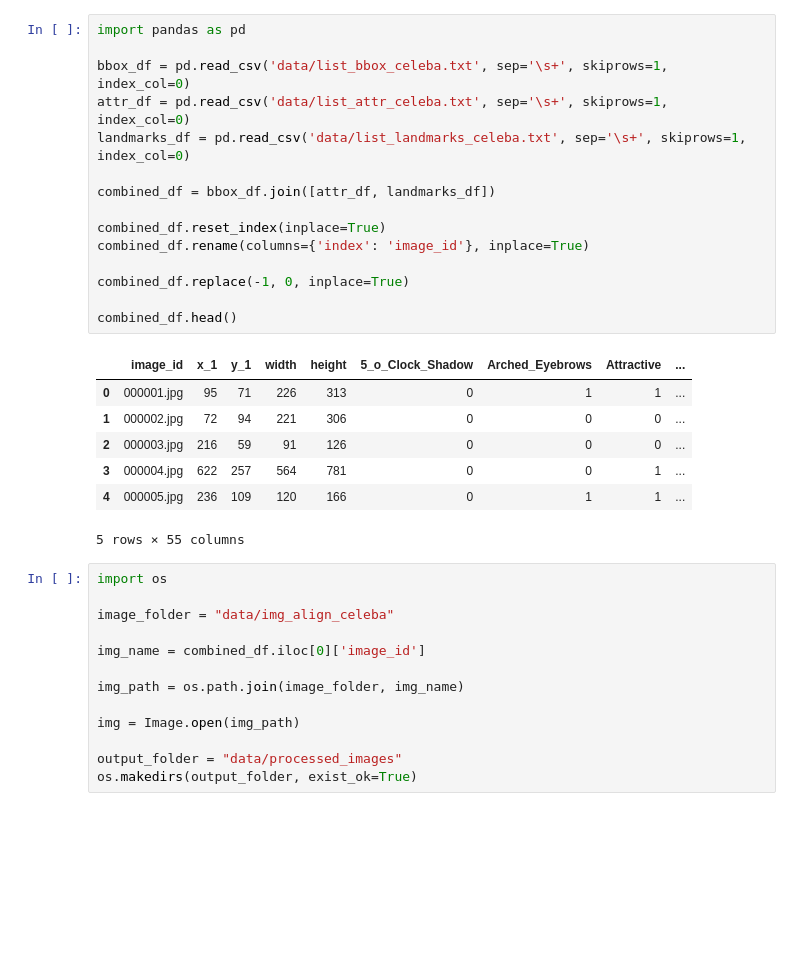
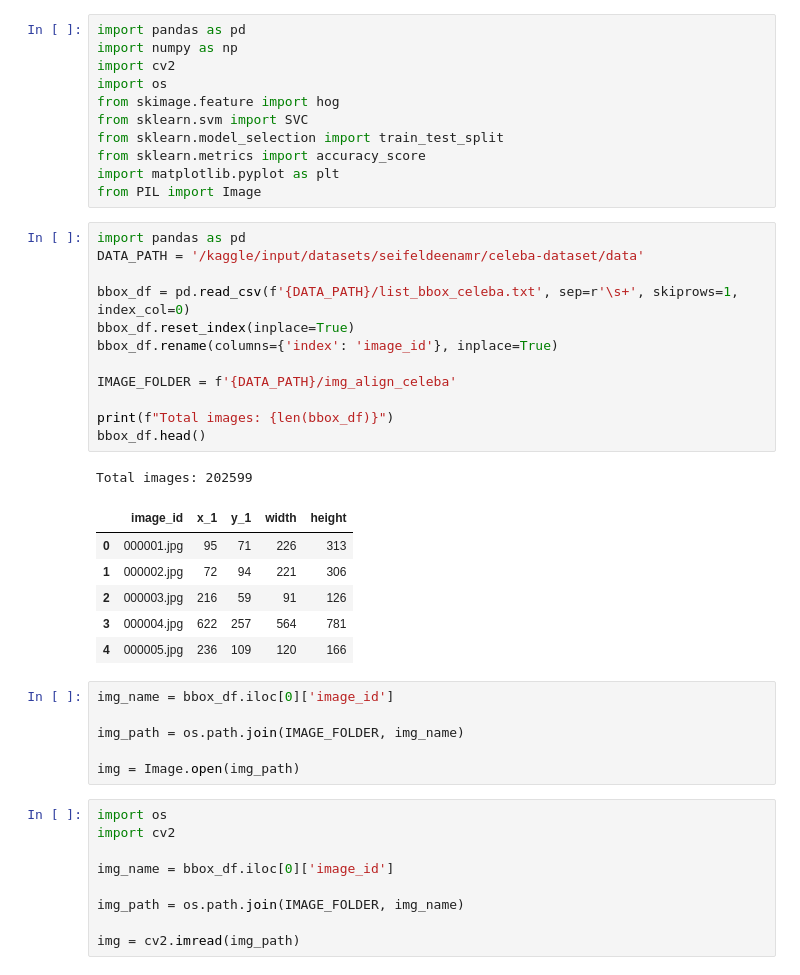
Before and after one commit to merehan123/face-blurring-privacy, a Jupyter notebook: Face Blurring for Privacy Protection.ipynb, the cells around one changed output. Saved outputs shown, nothing was run; the diff lists cells and outputs as text; blank space fills up the shorter version.

```diff
--- a/Face Blurring for Privacy Protection.ipynb
+++ b/Face Blurring for Privacy Protection.ipynb
@@ -1,37 +1,47 @@
+# %%
+import pandas as pd
+import numpy as np
+import cv2
+import os
+from skimage.feature import hog
+from sklearn.svm import SVC
+from sklearn.model_selection import train_test_split
+from sklearn.metrics import accuracy_score
+import matplotlib.pyplot as plt
+from PIL import Image
 # %%
 import pandas as pd
+DATA_PATH = '/kaggle/input/datasets/seifeldeenamr/celeba-dataset/data'
 
-bbox_df = pd.read_csv('data/list_bbox_celeba.txt', sep='\s+', skiprows=1, index_col=0)
-attr_df = pd.read_csv('data/list_attr_celeba.txt', sep='\s+', skiprows=1, index_col=0)
-landmarks_df = pd.read_csv('data/list_landmarks_celeba.txt', sep='\s+', skiprows=1, index_col=0)
+bbox_df = pd.read_csv(f'{DATA_PATH}/list_bbox_celeba.txt', sep=r'\s+', skiprows=1, index_col=0)
+bbox_df.reset_index(inplace=True)
+bbox_df.rename(columns={'index': 'image_id'}, inplace=True)
 
-combined_df = bbox_df.join([attr_df, landmarks_df])
+IMAGE_FOLDER = f'{DATA_PATH}/img_align_celeba'
 
-combined_df.reset_index(inplace=True)
-combined_df.rename(columns={'index': 'image_id'}, inplace=True)
-
-combined_df.replace(-1, 0, inplace=True)
-
-combined_df.head()
+print(f"Total images: {len(bbox_df)}")
+bbox_df.head()
 # %% [output]
+Total images: 202599
-|  | image_id | x_1 | y_1 | width | height | 5_o_Clock_Shadow | Arched_Eyebrows | Attractive | ... |
-| 0 | 000001.jpg | 95 | 71 | 226 | 313 | 0 | 1 | 1 | ... |
-| 1 | 000002.jpg | 72 | 94 | 221 | 306 | 0 | 0 | 0 | ... |
-| 2 | 000003.jpg | 216 | 59 | 91 | 126 | 0 | 0 | 0 | ... |
-| 3 | 000004.jpg | 622 | 257 | 564 | 781 | 0 | 0 | 1 | ... |
-| 4 | 000005.jpg | 236 | 109 | 120 | 166 | 0 | 1 | 1 | ... |
+|  | image_id | x_1 | y_1 | width | height |
+| 0 | 000001.jpg | 95 | 71 | 226 | 313 |
+| 1 | 000002.jpg | 72 | 94 | 221 | 306 |
+| 2 | 000003.jpg | 216 | 59 | 91 | 126 |
+| 3 | 000004.jpg | 622 | 257 | 564 | 781 |
+| 4 | 000005.jpg | 236 | 109 | 120 | 166 |
-5 rows × 55 columns
+# %%
+img_name = bbox_df.iloc[0]['image_id']
+
+img_path = os.path.join(IMAGE_FOLDER, img_name)
+
+img = Image.open(img_path)
 # %%
 import os
+import cv2
 
-image_folder = "data/img_align_celeba"
+img_name = bbox_df.iloc[0]['image_id']
 
-img_name = combined_df.iloc[0]['image_id']
+img_path = os.path.join(IMAGE_FOLDER, img_name)
 
-img_path = os.path.join(image_folder, img_name)
-
-img = Image.open(img_path)
-
-output_folder = "data/processed_images"
-os.makedirs(output_folder, exist_ok=True)
+img = cv2.imread(img_path)
 # %%
```
Also changed, not shown: parts of 2 cells of this notebook.
